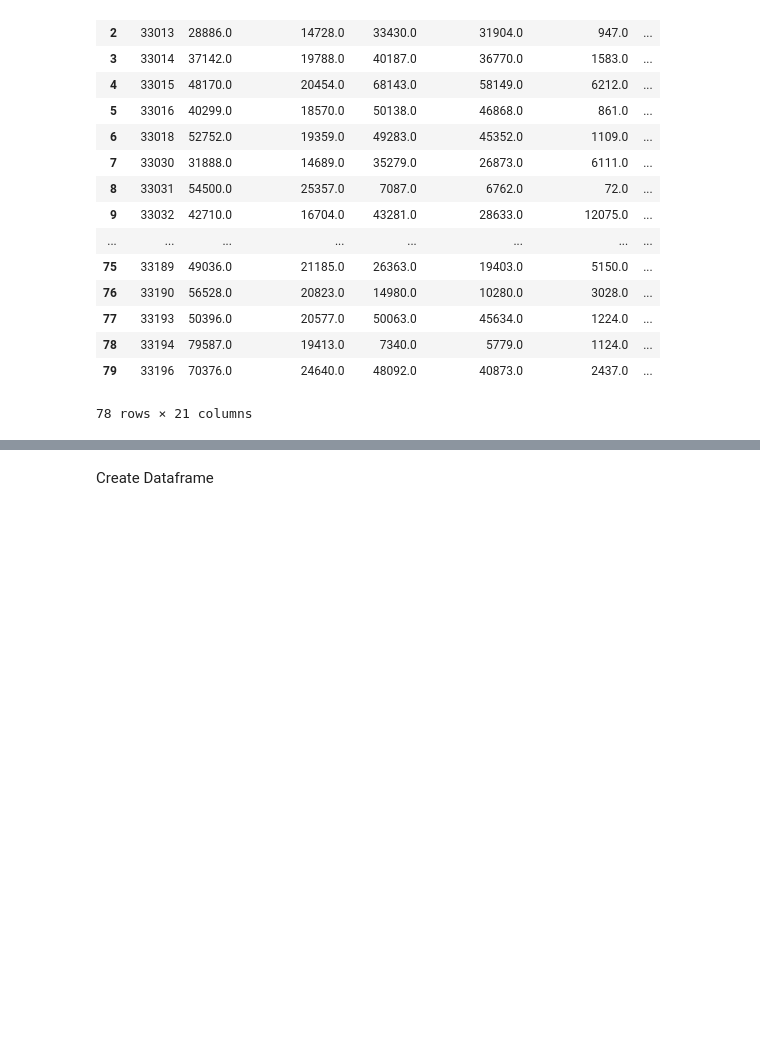
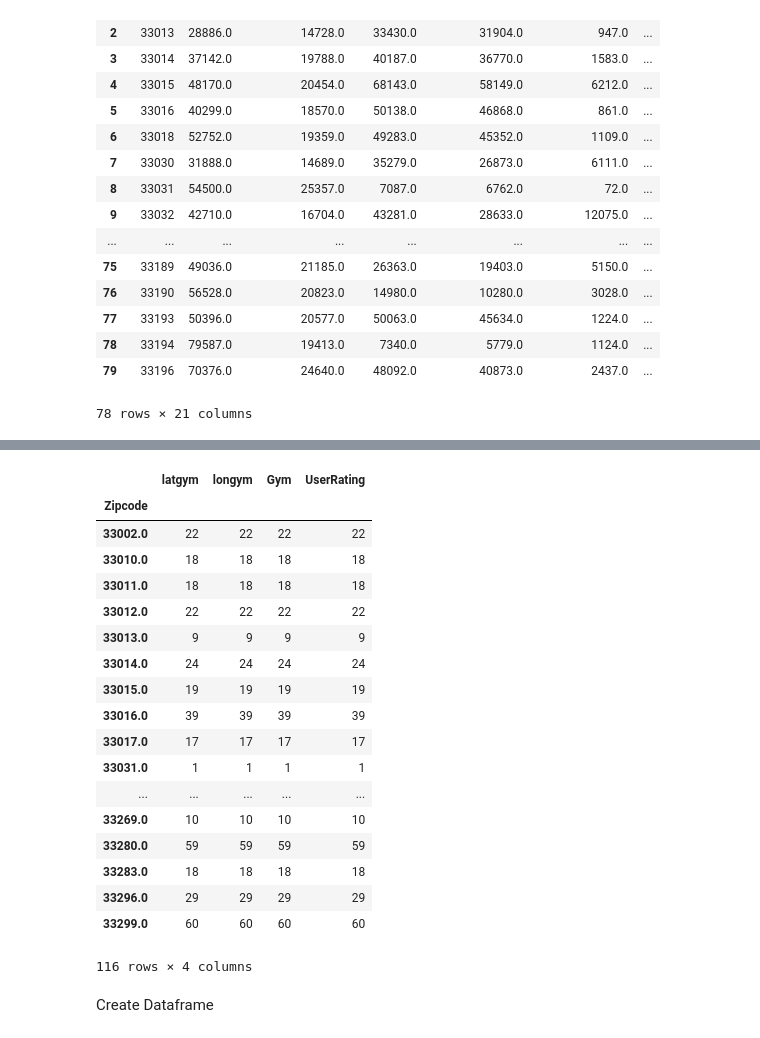
Before and after one commit to EJohnson7/Project-1, a Jupyter notebook: Merge and Charts.ipynb, the cells around one changed output, grey strips where cells are left out. Drawn from its saved outputs; the diff is of its cells as text; code cells hidden in the pictures; blank space fills up the shorter version.

```diff
--- a/Merge and Charts.ipynb
+++ b/Merge and Charts.ipynb
@@ -65,3 +67,25 @@ gyms.head()
+# %%
+gyms.set_index(["Zipcode", "Address"]).count(level="Zipcode")
+# %% [output]
+|  | latgym | longym | Gym | UserRating |
+| Zipcode |  |  |  |  |
+| 33002.0 | 22 | 22 | 22 | 22 |
+| 33010.0 | 18 | 18 | 18 | 18 |
+| 33011.0 | 18 | 18 | 18 | 18 |
+| 33012.0 | 22 | 22 | 22 | 22 |
+| 33013.0 | 9 | 9 | 9 | 9 |
+| 33014.0 | 24 | 24 | 24 | 24 |
+| 33015.0 | 19 | 19 | 19 | 19 |
+| 33016.0 | 39 | 39 | 39 | 39 |
+| 33017.0 | 17 | 17 | 17 | 17 |
+| 33031.0 | 1 | 1 | 1 | 1 |
+| ... | ... | ... | ... | ... |
+| 33269.0 | 10 | 10 | 10 | 10 |
+| 33280.0 | 59 | 59 | 59 | 59 |
+| 33283.0 | 18 | 18 | 18 | 18 |
+| 33296.0 | 29 | 29 | 29 | 29 |
+| 33299.0 | 60 | 60 | 60 | 60 |
+116 rows × 4 columns
 # %%
 #Get Data from frames:
 #Find Mean and Median Income per Zipcode
```
Also changed, not shown: parts of 5 cells of this notebook.
